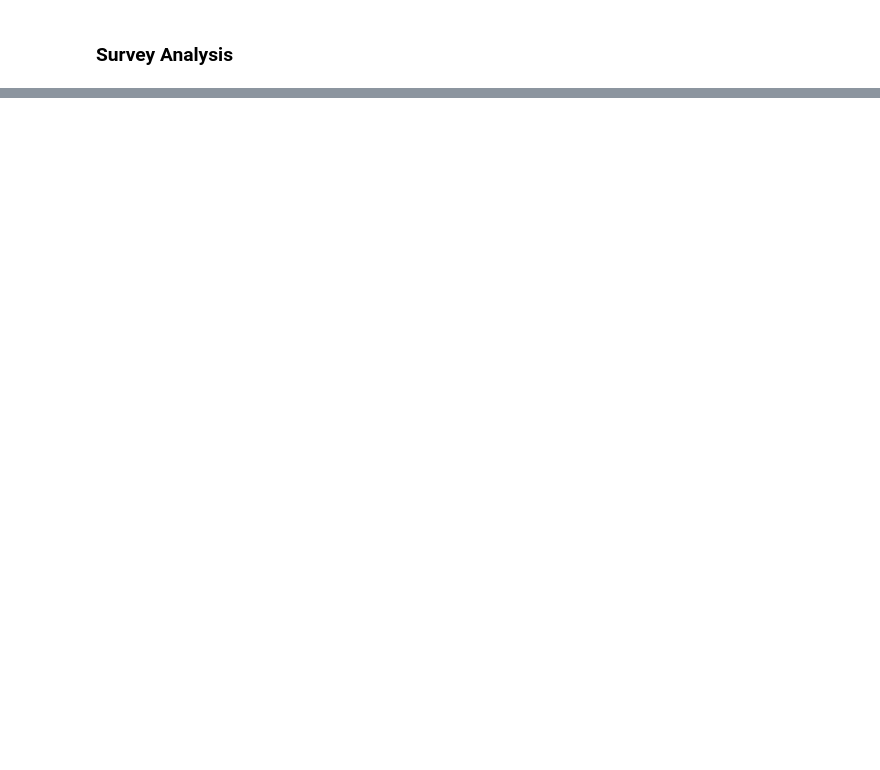
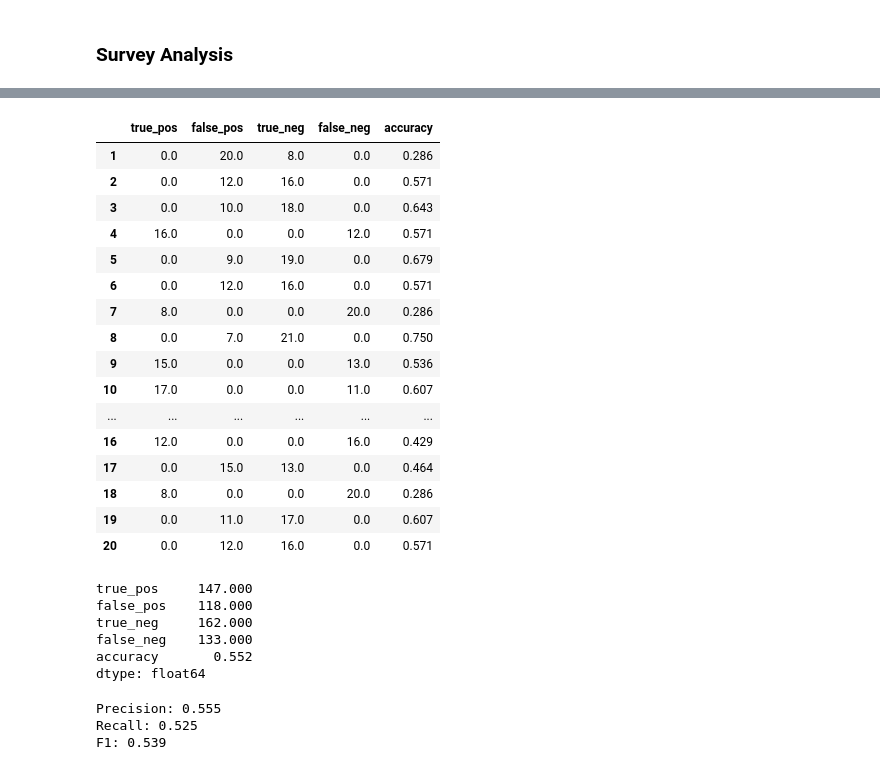
Before and after one commit to Wesley-Janson/transformers_for_human_vs_ai_text_identification, a Jupyter notebook: survey_analysis.ipynb, the cells around one changed output, grey strips where cells are left out. Drawn from its saved outputs; the diff is of its cells as text; code cells hidden in the pictures; blank space fills up the shorter version.

```diff
--- a/survey_analysis.ipynb
+++ b/survey_analysis.ipynb
@@ -69,0 +72,52 @@ data_int
+# %%
+confusion_separated = pd.DataFrame({'true_pos': np.where(
+    data_int['correct'] == 1, data_int.filter(regex=r'^respondent', axis=1).sum(axis=1), 0).tolist(),
+            'false_pos': np.where(
+    data_int['correct'] == 0, data_int.filter(regex=r'^respondent', axis=1).sum(axis=1), 0).tolist(),
+            'true_neg': np.where(
+    data_int['correct'] == 0, n_responses - data_int.filter(regex=r'^respondent', axis=1).sum(axis=1), 0).tolist(),
+            'false_neg': np.where(
+    data_int['correct'] == 1, n_responses - data_int.filter(regex=r'^respondent', axis=1).sum(axis=1), 0).tolist()}).drop(0, axis=0)
+confusion = confusion_separated.sum()
+confusion_separated['accuracy'] = round((confusion_separated['true_pos'] + confusion_separated['true_neg'])/confusion_separated.sum(axis=1), 3)
+confusion['accuracy'] = round((confusion['true_pos'] + confusion['true_neg'])/confusion.sum(), 3)
+# %%
+confusion_separated
+# %% [output]
+|  | true_pos | false_pos | true_neg | false_neg | accuracy |
+| 1 | 0.0 | 20.0 | 8.0 | 0.0 | 0.286 |
+| 2 | 0.0 | 12.0 | 16.0 | 0.0 | 0.571 |
+| 3 | 0.0 | 10.0 | 18.0 | 0.0 | 0.643 |
+| 4 | 16.0 | 0.0 | 0.0 | 12.0 | 0.571 |
+| 5 | 0.0 | 9.0 | 19.0 | 0.0 | 0.679 |
+| 6 | 0.0 | 12.0 | 16.0 | 0.0 | 0.571 |
+| 7 | 8.0 | 0.0 | 0.0 | 20.0 | 0.286 |
+| 8 | 0.0 | 7.0 | 21.0 | 0.0 | 0.750 |
+| 9 | 15.0 | 0.0 | 0.0 | 13.0 | 0.536 |
+| 10 | 17.0 | 0.0 | 0.0 | 11.0 | 0.607 |
+| ... | ... | ... | ... | ... | ... |
+| 16 | 12.0 | 0.0 | 0.0 | 16.0 | 0.429 |
+| 17 | 0.0 | 15.0 | 13.0 | 0.0 | 0.464 |
+| 18 | 8.0 | 0.0 | 0.0 | 20.0 | 0.286 |
+| 19 | 0.0 | 11.0 | 17.0 | 0.0 | 0.607 |
+| 20 | 0.0 | 12.0 | 16.0 | 0.0 | 0.571 |
+# %%
+confusion
+# %% [output]
+true_pos     147.000
+false_pos    118.000
+true_neg     162.000
+false_neg    133.000
+accuracy       0.552
+dtype: float64
+# %%
+precision = confusion['true_pos']/(confusion['true_pos'] + confusion['false_pos'])
+recall = confusion['true_pos']/(confusion['true_pos'] + confusion['false_neg'])
+f1 = 2*precision*recall/(precision + recall)
+print('Precision:', round(precision, 3))
+print('Recall:', round(recall, 3))
+print('F1:', round(f1, 3))
+# %% [output]
+Precision: 0.555
+Recall: 0.525
+F1: 0.539
```
Also changed, not shown: parts of 8 cells of this notebook.
